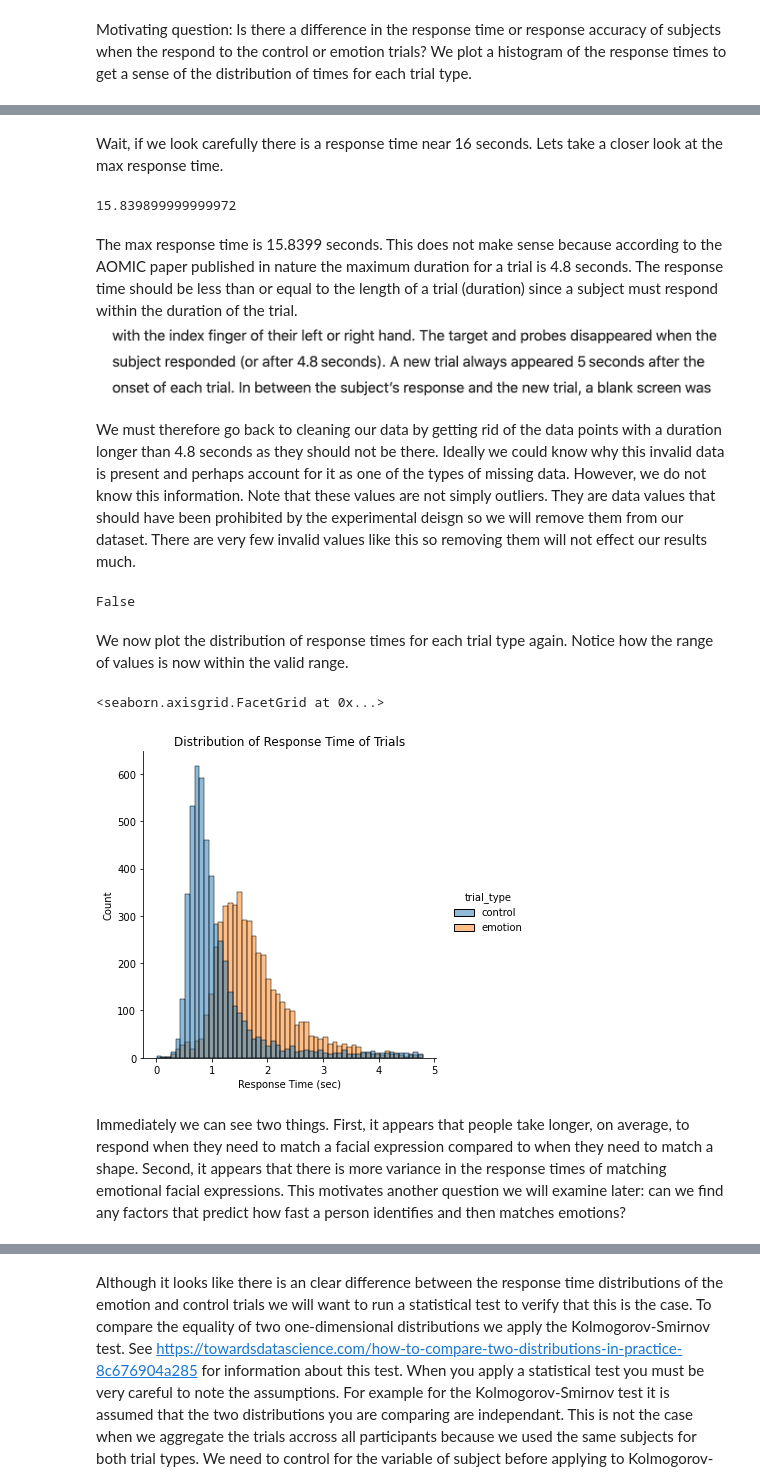
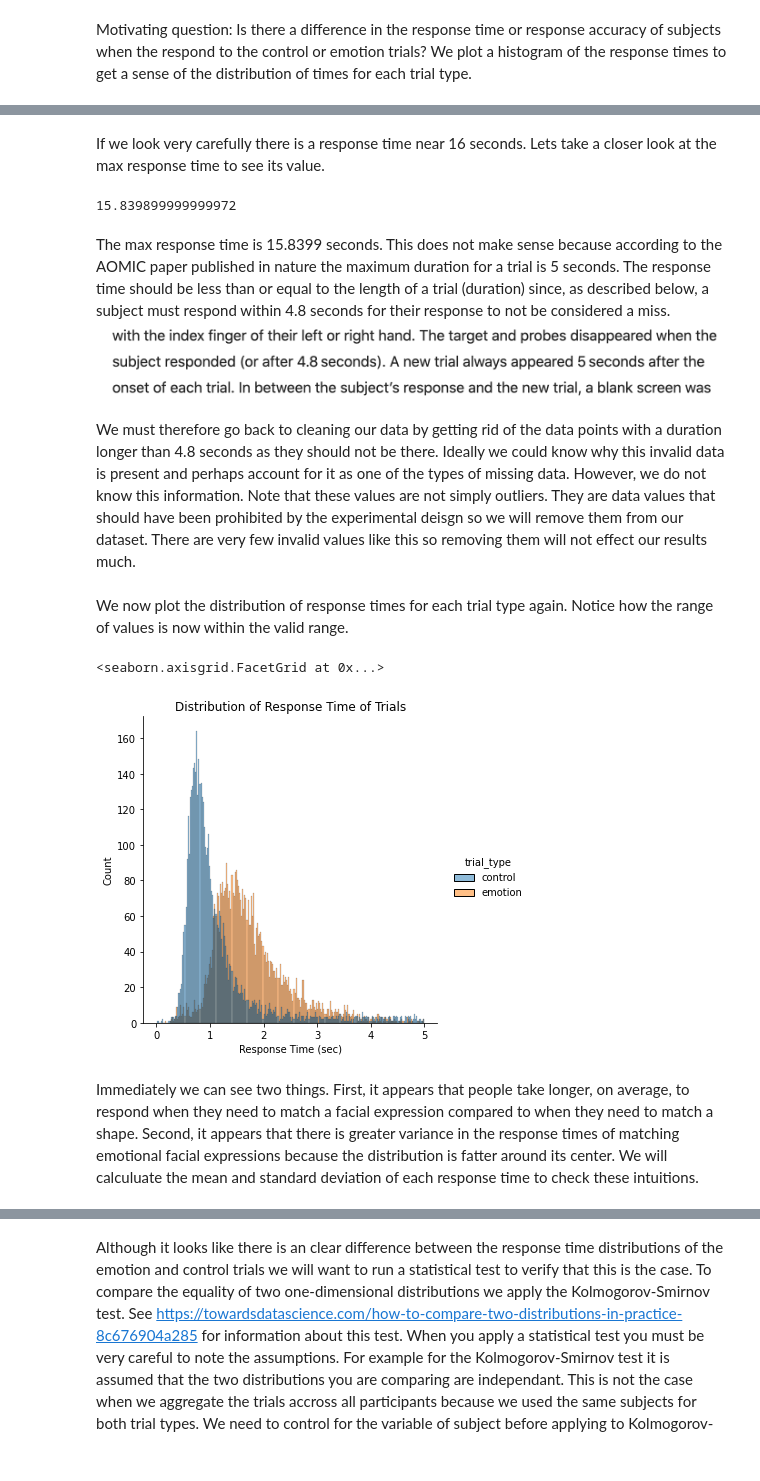
Before and after one commit to LIKarpa/LIKarpa.github.io, a Jupyter notebook: Final Tutorial.ipynb, the cells around one changed output, grey strips where cells are left out. Saved outputs shown, nothing was run; the diff lists cells and outputs as text; code cells hidden in the pictures.

```diff
--- a/Final Tutorial.ipynb
+++ b/Final Tutorial.ipynb
@@ -166,25 +172,0 @@ The following code implements these changes. It then checks whether any of the v
-# %%
-# Replaces the appropriate NaN values with na to reflect that the data is not genuinely missing.
-for index, row in df_subjects.iterrows():
-    if row['trial_type'] == 'control':
-        df_subjects.at[index, 'sex'] = None
-        df_subjects.at[index, 'ethn_target'] = None
-        df_subjects.at[index, 'emo_match'] = None
-    if row['trial_type'] == 'emotion':
-        df_subjects.at[index, 'ori_match'] = None
-    if row['response_accuracy'] == 'miss':
-        df_subjects.at[index, 'response_time'] = None
-        df_subjects.at[index, 'response_hand'] = None
-
-    # Simultaneously checks if a data value is still NaN.
-    # Prints that a value is missing if so.
-    # isNaN only works on numeric types so we have to do a
-    # work around and skip None types and strings which we
-    # have in our dataset.
-    if (df_subjects.at[index, 'emo_match'] == None) or (isinstance(df_subjects.at[index, 'emo_match'], str)):
-        continue
-
-    if np.isnan(df_subjects.at[index, 'emo_match']):
-        print("Missing value exists")
-
-print("No missing value exists")
@@ -245,29 +226,26 @@ sns.displot(df_subjects[df_subjects['response_time'] != None], x="response_time"
 # %% [markdown]
-Wait, if we look carefully there is a response time near 16 seconds. Lets take a closer look at the max response time.
+If we look very carefully there is a response time near 16 seconds. Lets take a closer look at the max response time to see its value.
 # %%
 df_subjects['response_time'].max()
 # %% [output]
 15.839899999999972
 # %% [markdown]
-The max response time is 15.8399 seconds. This does not make sense because according to the AOMIC paper published in nature the maximum duration for a trial is 4.8 seconds. The response time should be less than or equal to the length of a trial (duration) since a subject must respond within the duration of the trial.
+The max response time is 15.8399 seconds. This does not make sense because according to the AOMIC paper published in nature the maximum duration for a trial is 5 seconds. The response time should be less than or equal to the length of a trial (duration) since, as described below, a subject must respond within 4.8 seconds for their response to not be considered a miss.
 ![Screen%20Shot%202022-05-09%20at%207.53.48%20PM.png](attachment:Screen%20Shot%202022-05-09%20at%207.53.48%20PM.png)
 
 We must therefore go back to cleaning our data by getting rid of the data points with a duration longer than 4.8 seconds as they should not be there. Ideally we could know why this invalid data is present and perhaps account for it as one of the types of missing data. However, we do not know this information. Note that these values are not simply outliers. They are data values that should have been prohibited by the experimental deisgn so we will remove them from our dataset. There are very few invalid values like this so removing them will not effect our results much.
 # %%
-df_subjects = df_subjects[(df_subjects['duration'] <= 4.8) | (df_subjects['duration'] == None)]
-df_subjects['duration'].isnull().values.any()
+df_clean = df_subjects[(df_subjects['duration'] <= 5) | (df_subjects['duration'] == None)]
-# %% [output]
-False
 # %% [markdown]
 We now plot the distribution of response times for each trial type again. Notice how the range of values is now within the valid range.
 # %%
 import matplotlib.pyplot as plt
 import seaborn as sns
 
-p = sns.displot(df_subjects[df_subjects['response_time'] != None], x="response_time", hue = 'trial_type')
+p = sns.displot(df_clean, x="response_time", hue = 'trial_type', bins = 250)
 p.set(xlabel='Response Time (sec)', ylabel='Count', title = 'Distribution of Response Time of Trials')
 # %% [output]
 <seaborn.axisgrid.FacetGrid at 0x...>
-[figure, old version]
+[figure, new version]
 # %% [markdown]
-Immediately we can see two things. First, it appears that people take longer, on average, to respond when they need to match a facial expression compared to when they need to match a shape. Second, it appears that there is more variance in the response times of matching emotional facial expressions. This motivates another question we will examine later: can we find any factors that predict how fast a person identifies and then matches emotions?
+Immediately we can see two things. First, it appears that people take longer, on average, to respond when they need to match a facial expression compared to when they need to match a shape. Second, it appears that there is greater variance in the response times of matching emotional facial expressions because the distribution is fatter around its center. We will calculuate the mean and standard deviation of each response time to check these intuitions.
```
Also changed, not shown: parts of 48 cells of this notebook.
